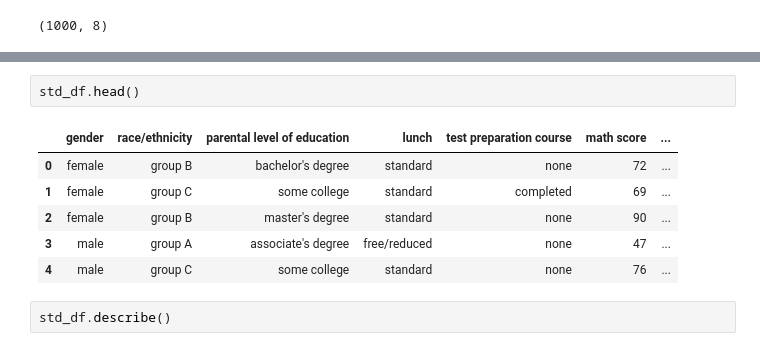
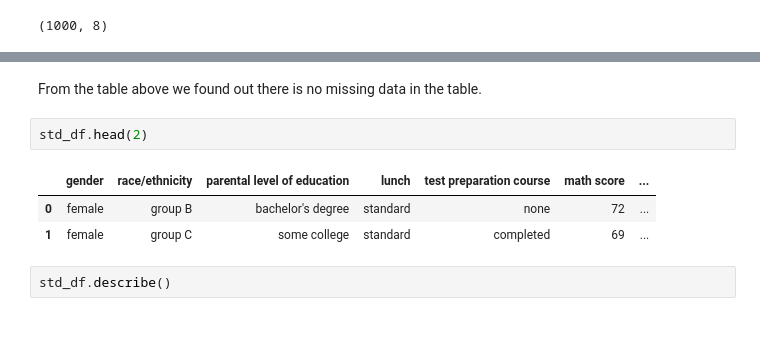
Before and after one commit to samah-balkhair/Student-Performance, a Jupyter notebook: StudentsPerformance.ipynb, the cells around one changed output, grey strips where cells are left out. Cells and saved outputs as stored; diff of their text form.

```diff
--- a/StudentsPerformance.ipynb
+++ b/StudentsPerformance.ipynb
@@ -37,15 +39,14 @@ Data columns (total 8 columns):
  7   writing score                1000 non-null   int64
 dtypes: int64(3), object(5)
 memory usage: 62.6+ KB
+# %% [markdown]
+From the table above we found out there is no missing data in the table.
 # %%
-std_df.head()
+std_df.head(2)
 # %% [output]
 |  | gender | race/ethnicity | parental level of education | lunch | test preparation course | math score | ... |
 | 0 | female | group B | bachelor's degree | standard | none | 72 | ... |
 | 1 | female | group C | some college | standard | completed | 69 | ... |
-| 2 | female | group B | master's degree | standard | none | 90 | ... |
-| 3 | male | group A | associate's degree | free/reduced | none | 47 | ... |
-| 4 | male | group C | some college | standard | none | 76 | ... |
 # %%
 std_df.describe()
 # %% [output]
```
Also changed, not shown: parts of 26 cells of this notebook, 1 other file.
